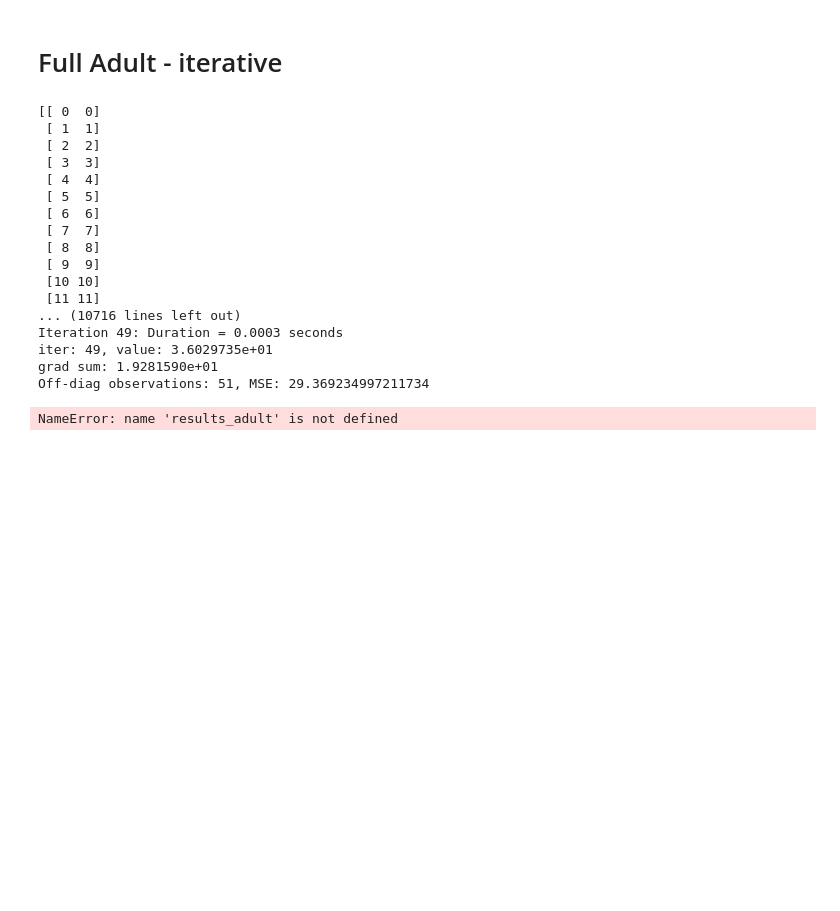
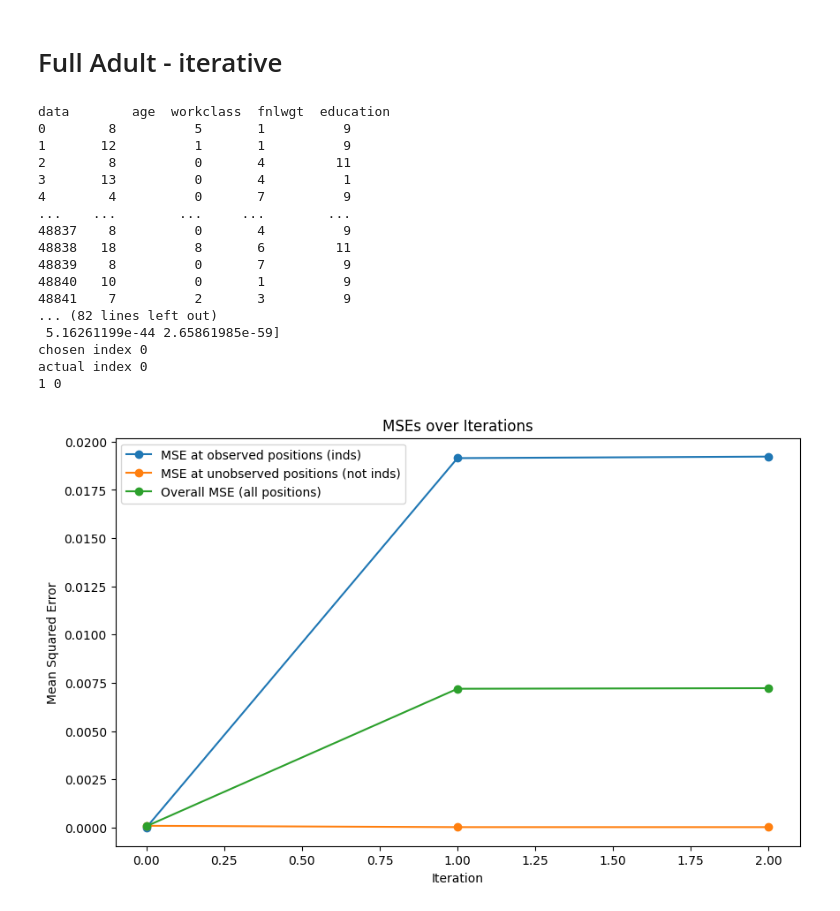
Before and after one commit to ceciliaferrando/private-ggm, a Jupyter notebook: PrivateGGM-notebook.ipynb, the cells around one changed output. Drawn from its saved outputs; the diff is of its cells as text; code cells hidden in the pictures; blank space fills up the shorter version.

Commit message:
first attempt at dp iterative procedure

```diff
--- a/PrivateGGM-notebook.ipynb
+++ b/PrivateGGM-notebook.ipynb
@@ -606,35 +594,39 @@ plt.show()
 # %% [markdown]
 # Full Adult - iterative
 # %%
-# data path
-adult_path = "/Users/ceciliaferrando/Documents/UMASS/RESEARCH/DPsynthesisML/hd-datasets-master/clean/adult.csv"
+# adult_path = "/Users/ceciliaferrando/Documents/UMASS/RESEARCH/DPsynthesisML/hd-datasets-master/clean/adult.csv"
+adult_path = "/Users/ceciliaferrando/Documents/UMASS/RESEARCH/DPsynthesisML/hd-datasets-master/clean/adult_d4.csv"
+
+np.random.seed(30)
 
 # Run the driver function
 results_adult_iter = run_driver(
     data_path=adult_path,
     structure='custom',
     structure_dict=None,
-    max_iters=50,  # Number of iterations for optimization
-    iterative=True  # Non-iterative mode
+    max_iters=2000,  # Number of iterations for optimization
+    iterative=True,  # Non-iterative mode
+    max_off_diag_percentage=0.5,
+    apply_dp=True,
+    rho=2.0,
+    alpha=0.5
 )
-
-print(results_adult)
 # %% [output]
-[[ 0  0]
- [ 1  1]
- [ 2  2]
- [ 3  3]
- [ 4  4]
- [ 5  5]
- [ 6  6]
- [ 7  7]
- [ 8  8]
- [ 9  9]
- [10 10]
- [11 11]
-... (10716 lines left out)
-Iteration 49: Duration = 0.0003 seconds
-iter: 49, value: 3.6029735e+01
-grad sum: 1.9281590e+01
-Off-diag observations: 51, MSE: 29.369234997211734
+data        age  workclass  fnlwgt  education
+0        8          5       1          9
+1       12          1       1          9
+2        8          0       4         11
+3       13          0       4          1
+4        4          0       7          9
+...    ...        ...     ...        ...
+48837    8          0       4          9
+48838   18          8       6         11
+48839    8          0       7          9
+48840   10          0       1          9
+48841    7          2       3          9
+... (82 lines left out)
+ 5.16261199e-44 2.65861985e-59]
+chosen index 0
+actual index 0
+1 0
-NameError: name 'results_adult' is not defined
+[figure, added]
```
Also changed, not shown: parts of 15 cells of this notebook.
